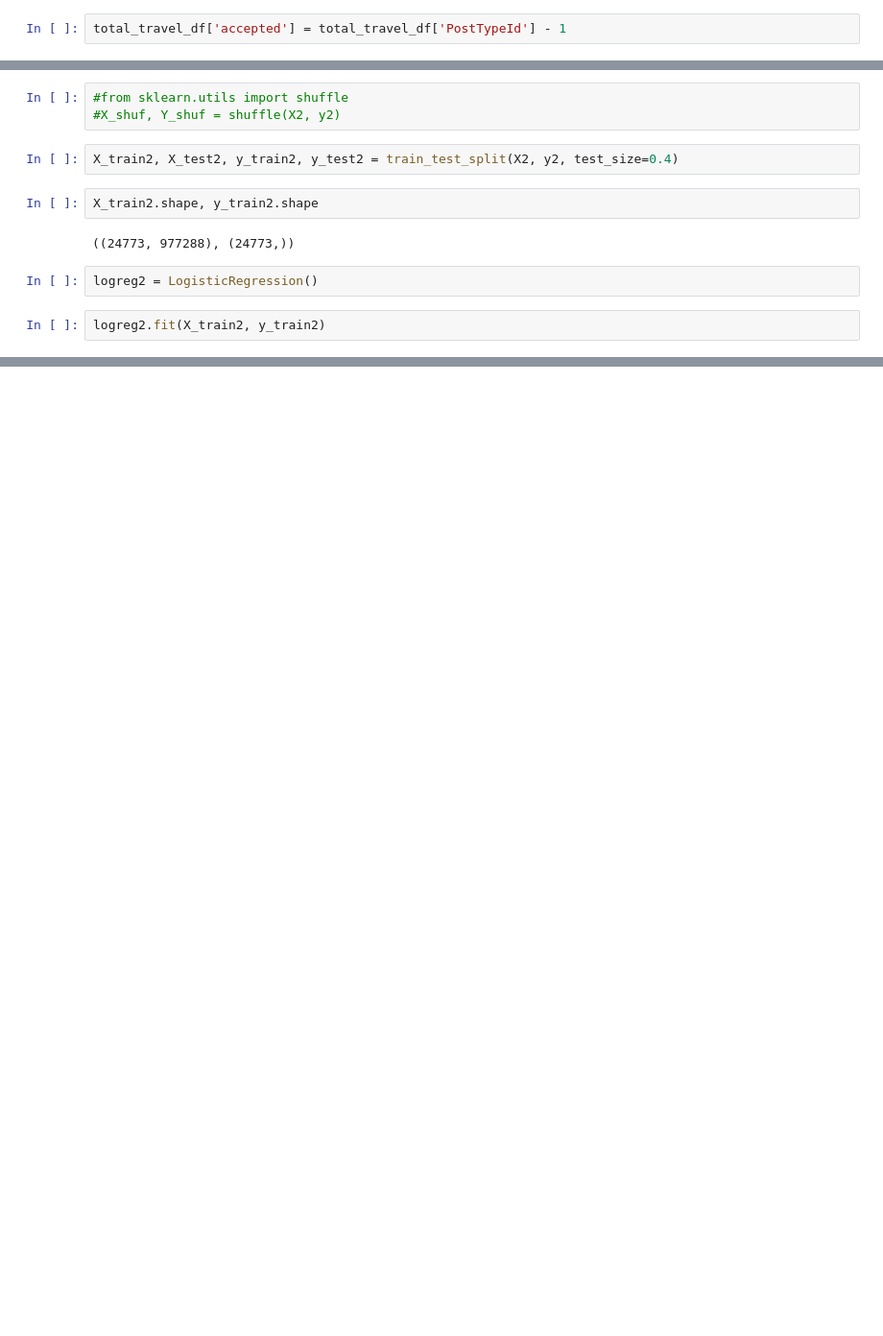
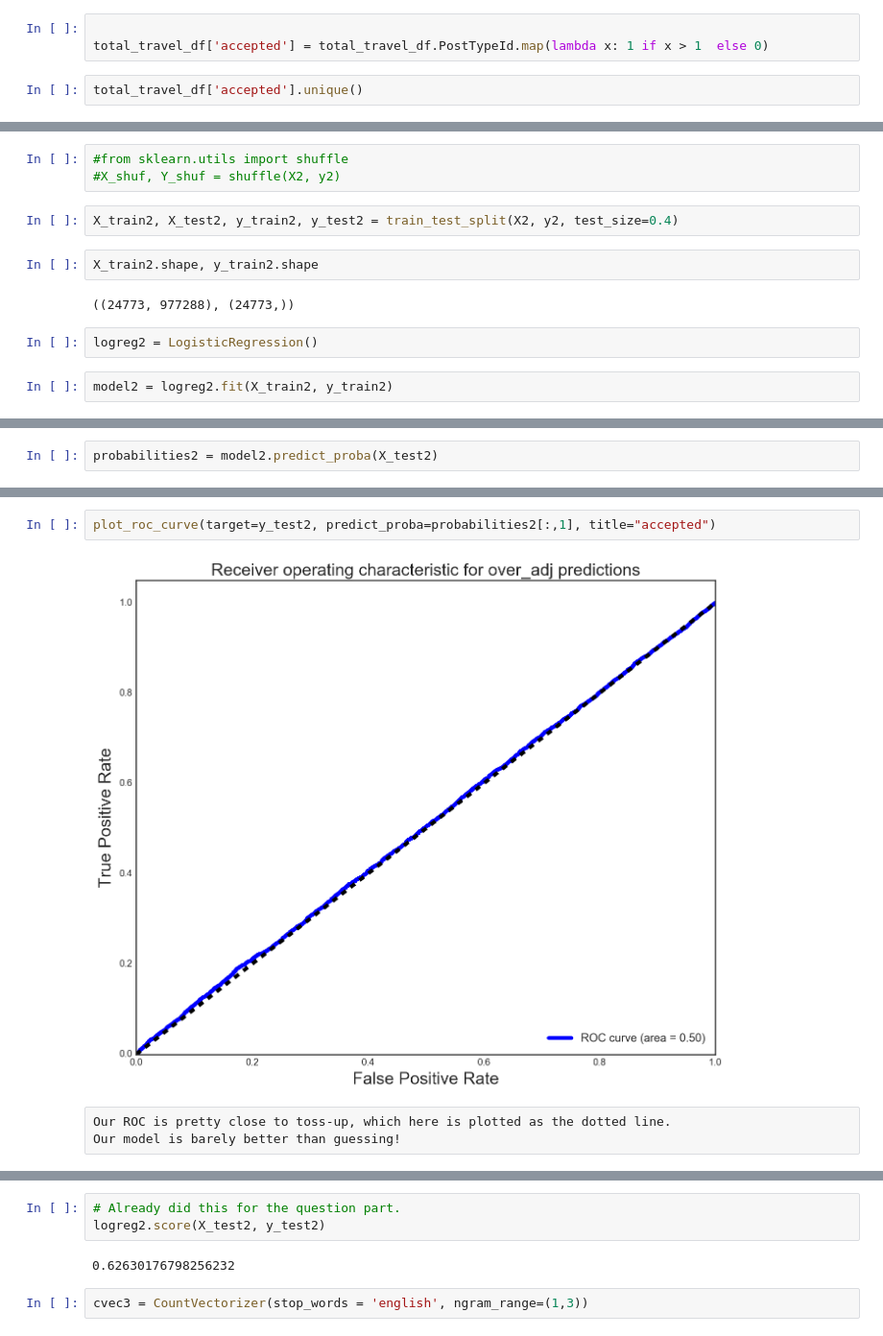
Before and after one commit to ocj137/DSI-SF-2-ocjacob, a Jupyter notebook: week07/project-7.ipynb, the cells around one changed output, grey strips where cells are left out. Shown at 96% size. Saved outputs shown, nothing was run; the diff lists cells and outputs as text; blank space fills up the shorter version.

```diff
--- a/week07/project-7.ipynb
+++ b/week07/project-7.ipynb
@@ -236,5 +238,8 @@ total_travel_df.PostTypeId
 41287    1
 41288    2
 Name: PostTypeId, dtype: int64
+# %%
+
+total_travel_df['accepted'] = total_travel_df.PostTypeId.map(lambda x: 1 if x > 1  else 0)
 # %%
-total_travel_df['accepted'] = total_travel_df['PostTypeId'] - 1
+total_travel_df['accepted'].unique()
@@ -260,4 +271,4 @@ X_train2.shape, y_train2.shape
 # %%
 logreg2 = LogisticRegression()
 # %%
-logreg2.fit(X_train2, y_train2)
+model2 = logreg2.fit(X_train2, y_train2)
@@ -268,0 +287,2 @@ LogisticRegression(C=1.0, class_weight=None, dual=False, fit_intercept=True,
+# %%
+probabilities2 = model2.predict_proba(X_test2)
@@ -269,3 +346,10 @@ LogisticRegression(C=1.0, class_weight=None, dual=False, fit_intercept=True,
+# %%
+plot_roc_curve(target=y_test2, predict_proba=probabilities2[:,1], title="accepted")
+# %% [output]
+[figure, added]
+# %% [raw]
+Our ROC is pretty close to toss-up, which here is plotted as the dotted line.
+Our model is barely better than guessing!
 # %% [markdown]
 <img src="http://imgur.com/l5NasQj.png" style="float: left; margin: 25px 15px 0px 0px; height: 25px">
 
@@ -282,3 +366,10 @@ LogisticRegression(C=1.0, class_weight=None, dual=False, fit_intercept=True,
 **3.2 Evaluate the performance of your model with cross-validation and report the results.**
 
 **3.3 What is important for determining the score of a post, if anything?**
+# %%
+# Already did this for the question part.
+logreg2.score(X_test2, y_test2)
+# %% [output]
+0.62630176798256232
+# %%
+cvec3 = CountVectorizer(stop_words = 'english', ngram_range=(1,3))
```
Also changed, not shown: parts of 34 cells of this notebook.
